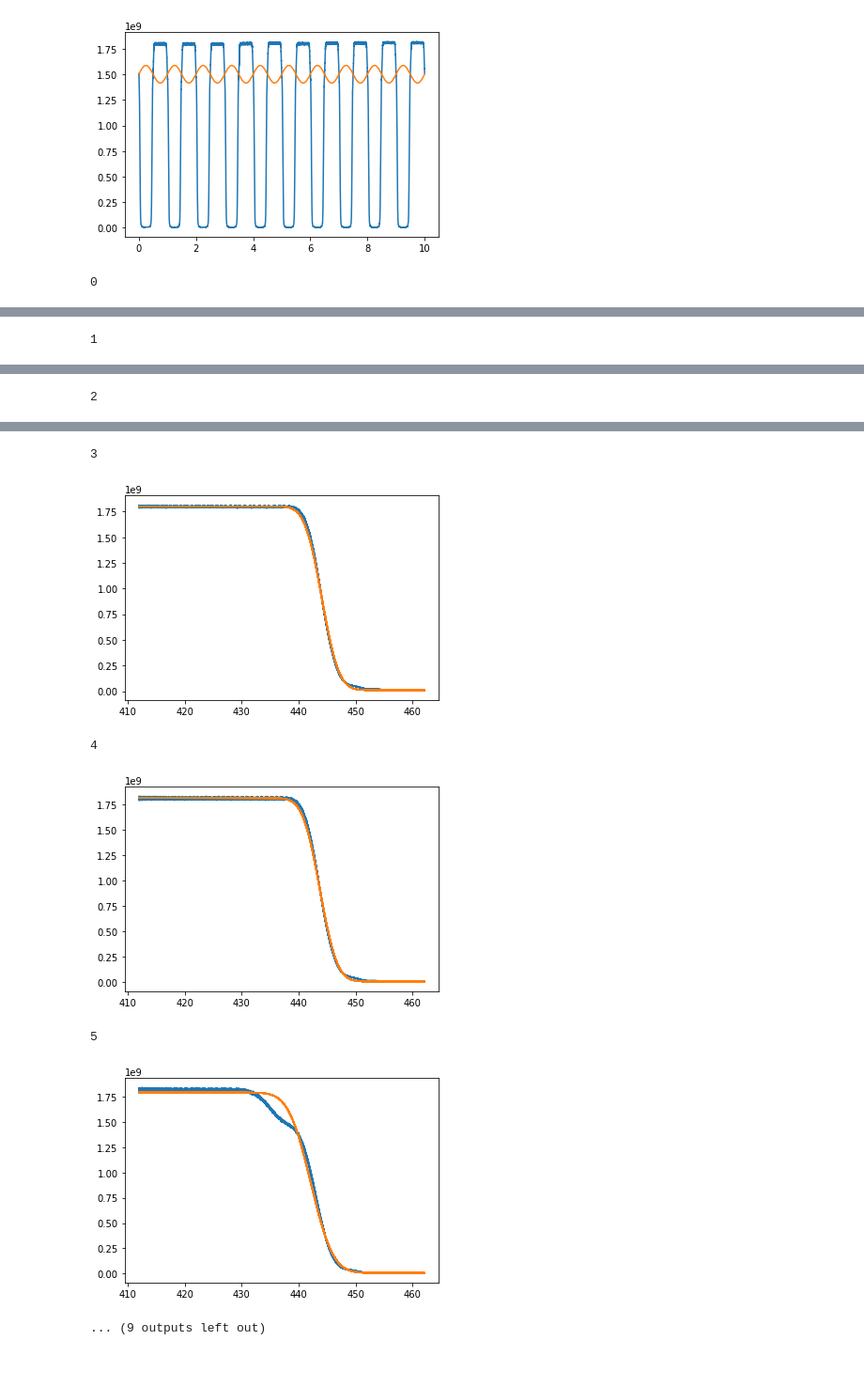
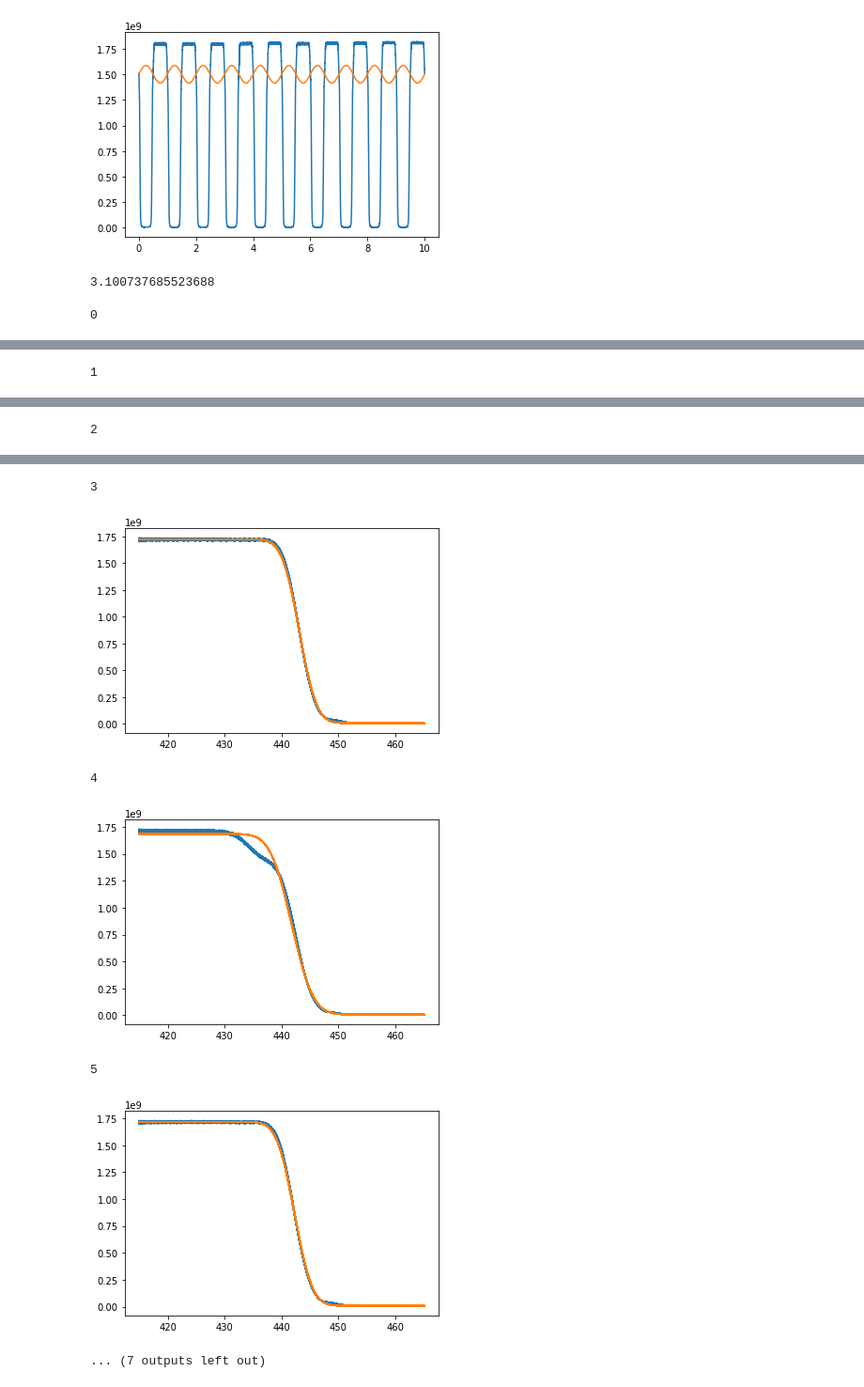
Before and after one commit to stanfordbeads/New_trap_code, a Jupyter notebook: Scripts/General_Beam_Profile_Analysis.ipynb, the cells around one changed output, grey strips where cells are left out. Shown at 94% size. Saved outputs shown, nothing was run; the diff lists cells and outputs as text; code cells hidden in the pictures.

```diff
--- a/Scripts/General_Beam_Profile_Analysis.ipynb
+++ b/Scripts/General_Beam_Profile_Analysis.ipynb
@@ -103,7 +103,7 @@ def voltage_to_position(voltage,slope=0.019834000085488412,offset=-0.00150003151
     return position
 # %%
 # load the data
-Day = "12"
+Day = "13"
 Month = "08"
 Year = "2019"
 BeadNumber = 1
@@ -163,10 +163,14 @@ def get_average_mean_position(file_list):
         m.migrad(ncall=500000)
         position_list.append(voltage_to_position(m.values["mean"]))
         plt.plot(voltage_to_position(data_x),data_y)
-        plt.plot(voltage_to_position(data_x),gaussian_cdf(data_x,params=[m.values["amp"],m.values["mean"],m.values["sigma"],m.values["constant"]]))
+        plt.plot(voltage_to_position(data_x),gaussian_cdf(data_x,params=[m.values["amp"],(m.values["mean"]),m.values["sigma"],m.values["constant"]]))
         plt.show()
     return position_list,np.mean(position_list),np.std(position_list)
+# %%
+voltage_to_position(0.06)
+# %% [output]
+3.100737685523688
 # %%
-get_average_mean_position(files)
+get_average_mean_position(files[0:9])
 # %% [output]
 0
@@ -178,7 +182,7 @@ get_average_mean_position(files)
 3
-[figure, old version]
+[figure, new version]
 4
-[figure, old version]
+[figure, new version]
 5
-[figure, old version]
+[figure, new version]
-... (9 outputs left out)
+... (7 outputs left out)
```
Also changed, not shown: parts of 4 cells of this notebook, 6 other files.
